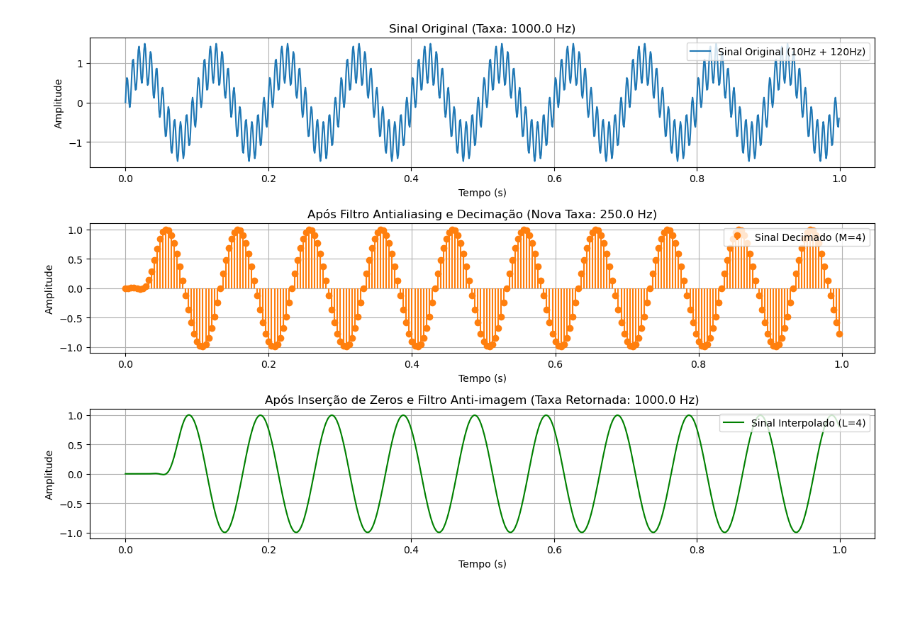
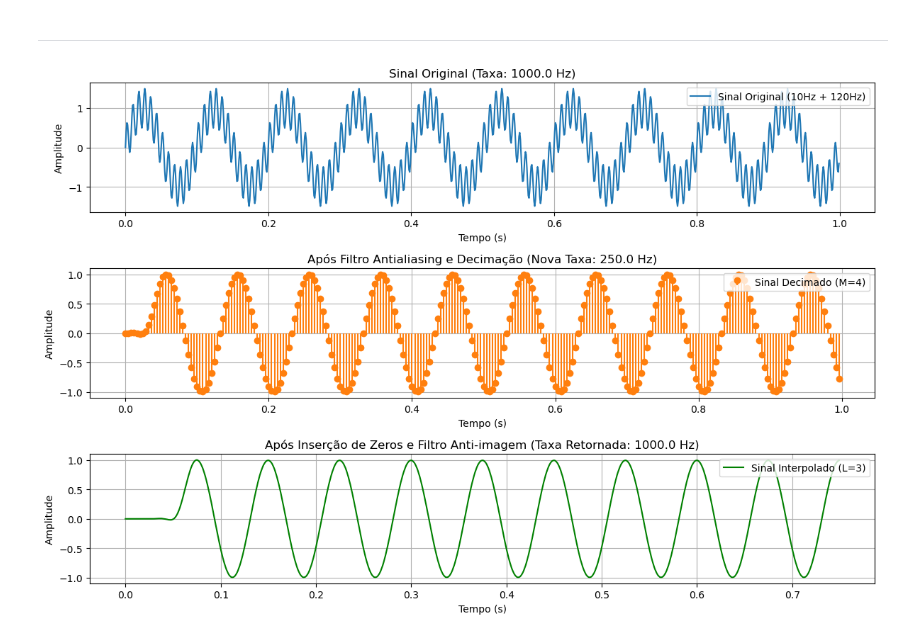
Before and after one commit to elmerfariass/DSPcap, a Jupyter notebook: SampleConverters.ipynb, the cells around one changed output. Drawn from its saved outputs; the diff is of its cells as text; code cells hidden in the pictures; blank space fills up the shorter version.

```diff
--- a/SampleConverters.ipynb
+++ b/SampleConverters.ipynb
@@ -12,3 +393,5 @@ from scipy.signal import firwin
+# %% [markdown]
+----
 # %%
 
 def decimate_overlap_save(x, h, M, N_fft):
@@ -160,7 +543,7 @@ x = np.sin(2 * np.pi * 10 * t) + 0.5 * np.sin(2 * np.pi * 120 * t)
 
 # Parâmetros de Multitaxa
 M = 4 # Fator de decimação
-L = 4 # Fator de interpolação
+L = 3 # Fator de interpolação
 N_fft = 256 # Tamanho da FFT (Bloco)
 
 # Projeto do Filtro FIR Passa-Baixas (Comprimento P = 65)
@@ -186,31 +569,31 @@ t_interpolado = t[:len(y_interpolado)]
 # ==========================================
 plt.figure(figsize=(12, 8))
 
 # Sinal Original
 plt.subplot(3, 1, 1)
 plt.plot(t, x, label='Sinal Original (10Hz + 120Hz)')
 plt.title(f'Sinal Original (Taxa: {fs} Hz)')
 plt.xlabel('Tempo (s)')
 plt.ylabel('Amplitude')
 plt.grid(True); plt.legend(loc='upper right')
 
 # Sinal Decimado
 plt.subplot(3, 1, 2)
 plt.stem(t_decimado, y_decimado, basefmt=" ", linefmt='C1-', markerfmt='C1o', label=f'Sinal Decimado (M={M})')
 plt.title(f'Após Filtro Antialiasing e Decimação (Nova Taxa: {fs/M} Hz)')
 plt.xlabel('Tempo (s)')
 plt.ylabel('Amplitude')
 plt.grid(True); plt.legend(loc='upper right')
 
 # Sinal Interpolado
 plt.subplot(3, 1, 3)
 plt.plot(t_interpolado, y_interpolado, color='green', label=f'Sinal Interpolado (L={L})')
 plt.title(f'Após Inserção de Zeros e Filtro Anti-imagem (Taxa Retornada: {fs} Hz)')
 plt.xlabel('Tempo (s)')
 plt.ylabel('Amplitude')
 plt.grid(True); plt.legend(loc='upper right')
 
 plt.tight_layout()
 plt.show()
 # %% [output]
-[figure, old version]
+[figure, new version]
```
Also changed, not shown: parts of 13 cells of this notebook, 2 other files.
